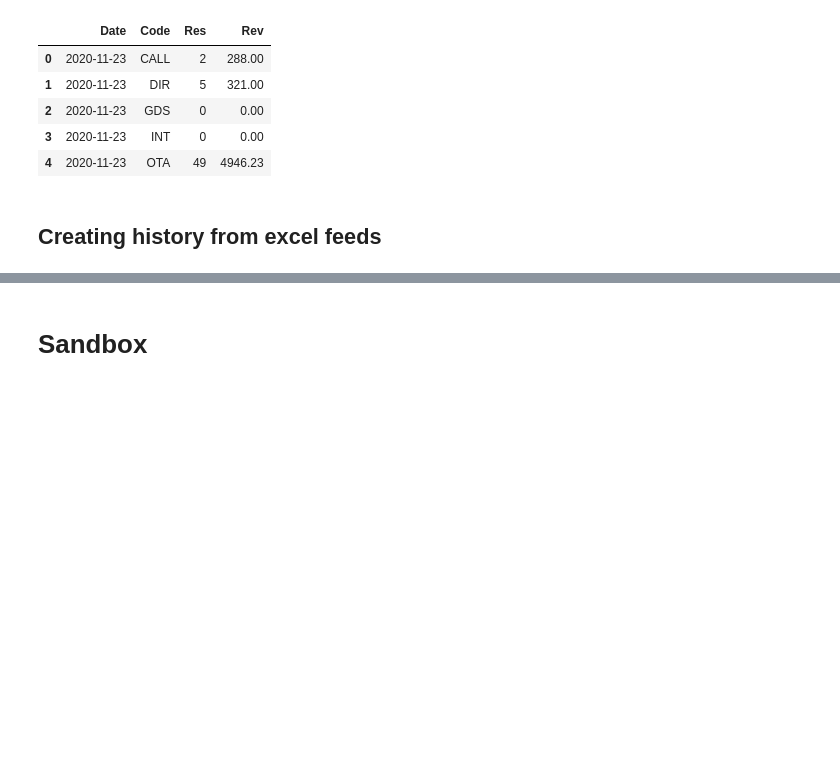
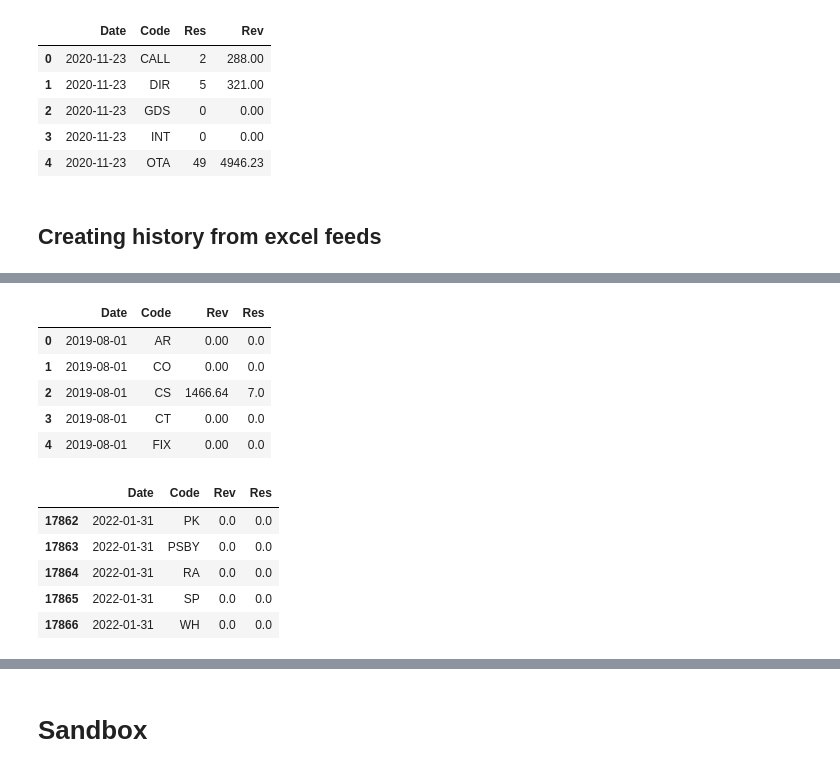
Before and after one commit to cjw21889/revreports, a Jupyter notebook: notebooks/Arlo.ipynb, the cells around one changed output, grey strips where cells are left out. Cells and saved outputs as stored; diff of their text form; code cells hidden in the pictures; blank space fills up the shorter version.

```diff
--- a/notebooks/Arlo.ipynb
+++ b/notebooks/Arlo.ipynb
@@ -223,5 +237,21 @@ history.loc[17264:17268]
 # %%
 # set the date of the missing cells
-history.loc[8595:8596, 'Date'] = 'paste date here'
+history.loc[8595:8597, 'Date'] = '2019-12-18 00:00:00'
+# %%
+display(history.head())
+display(history.tail())
+# %% [output]
+|  | Date | Code | Rev | Res |
+| 0 | 2019-08-01 | AR | 0.00 | 0.0 |
+| 1 | 2019-08-01 | CO | 0.00 | 0.0 |
+| 2 | 2019-08-01 | CS | 1466.64 | 7.0 |
+| 3 | 2019-08-01 | CT | 0.00 | 0.0 |
+| 4 | 2019-08-01 | FIX | 0.00 | 0.0 |
+|  | Date | Code | Rev | Res |
+| 17862 | 2022-01-31 | PK | 0.0 | 0.0 |
+| 17863 | 2022-01-31 | PSBY | 0.0 | 0.0 |
+| 17864 | 2022-01-31 | RA | 0.0 | 0.0 |
+| 17865 | 2022-01-31 | SP | 0.0 | 0.0 |
+| 17866 | 2022-01-31 | WH | 0.0 | 0.0 |
 # %%
 # input date filters to pull real actuals from start
```
Also changed, not shown: parts of 30 cells of this notebook, 4 other files.
